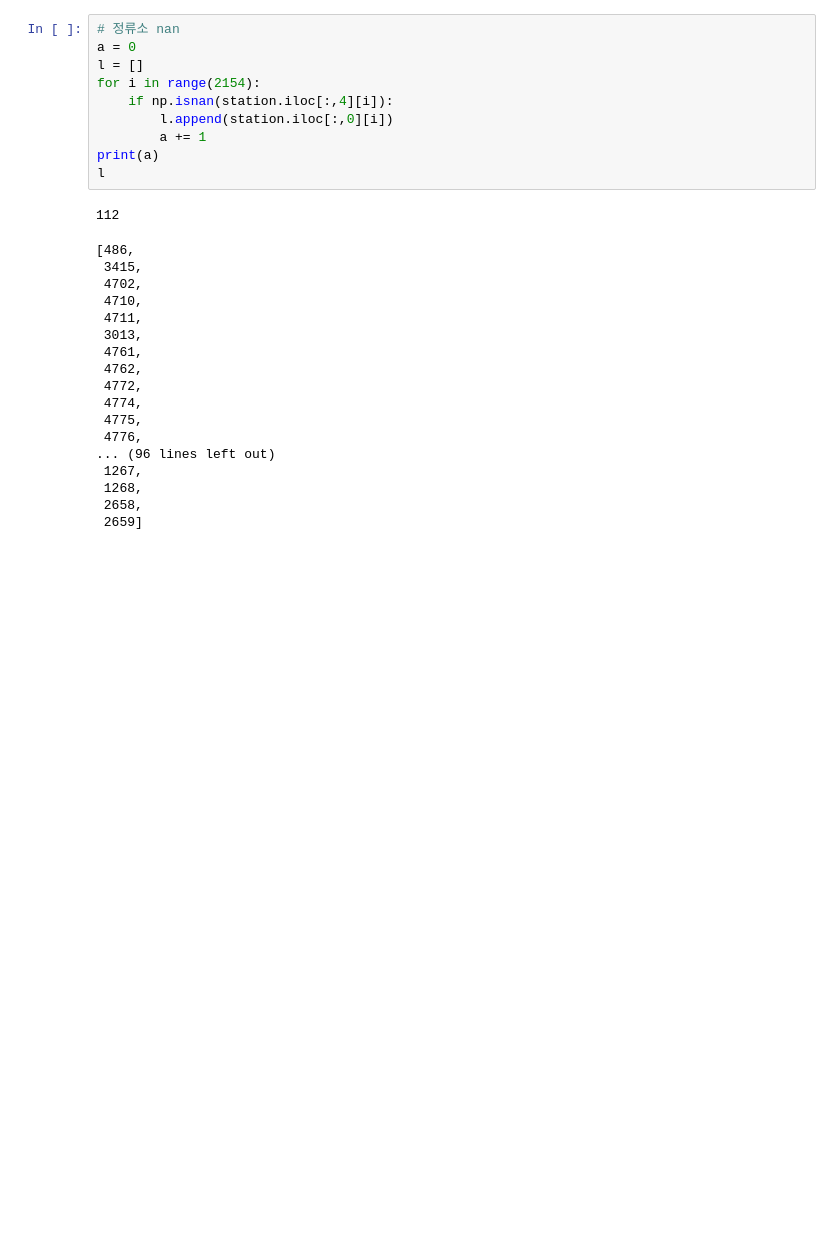
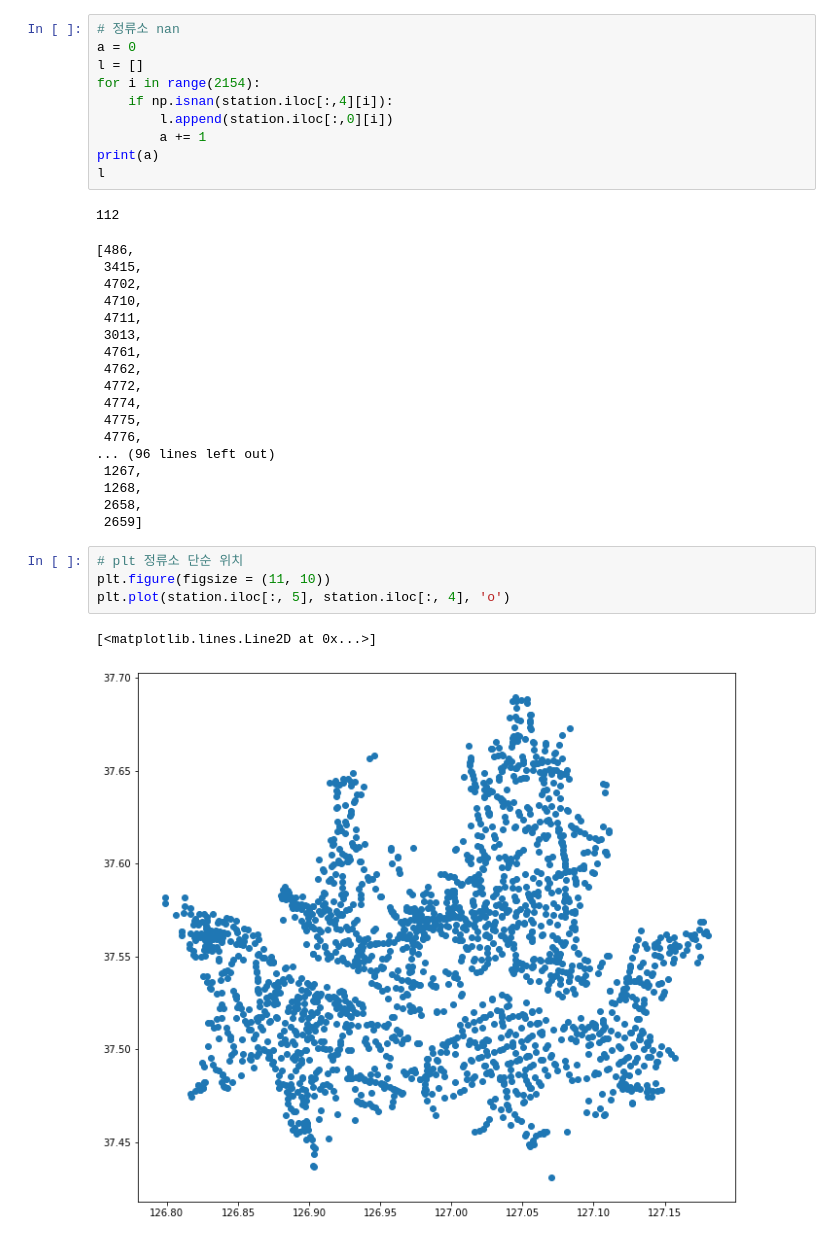
Before and after one commit to GyoHeon/UOS_bicycle, a Jupyter notebook: station.ipynb, the cells around one changed output. Cells and saved outputs as stored; diff of their text form; blank space fills up the shorter version.

Commit message:
plot

```diff
--- a/station.ipynb
+++ b/station.ipynb
@@ -36,3 +36,10 @@ l
  1268,
  2658,
  2659]
+# %%
+# plt 정류소 단순 위치
+plt.figure(figsize = (11, 10))
+plt.plot(station.iloc[:, 5], station.iloc[:, 4], 'o')
+# %% [output]
+[<matplotlib.lines.Line2D at 0x...>]
+[figure, added]
```
